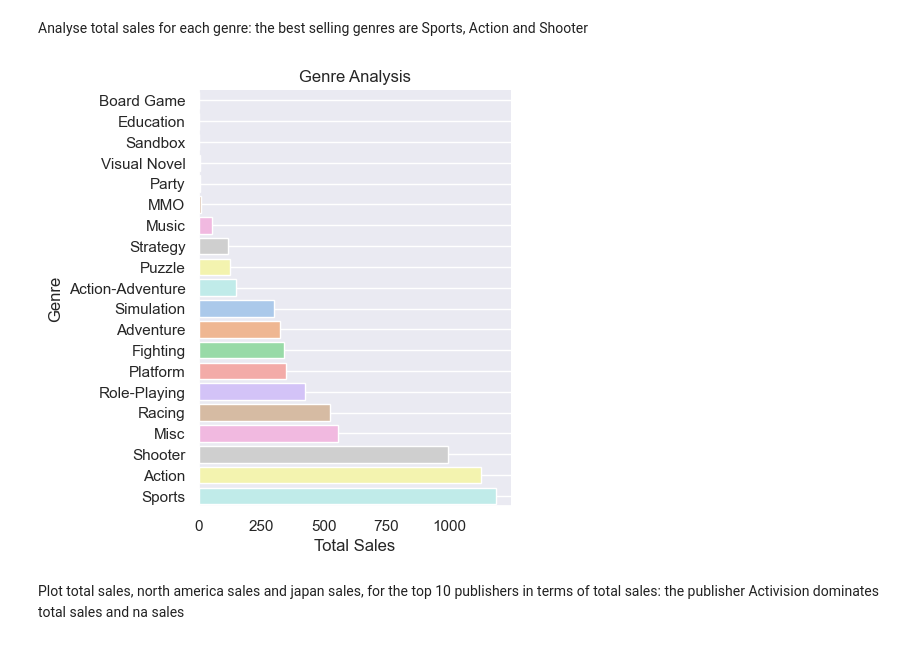
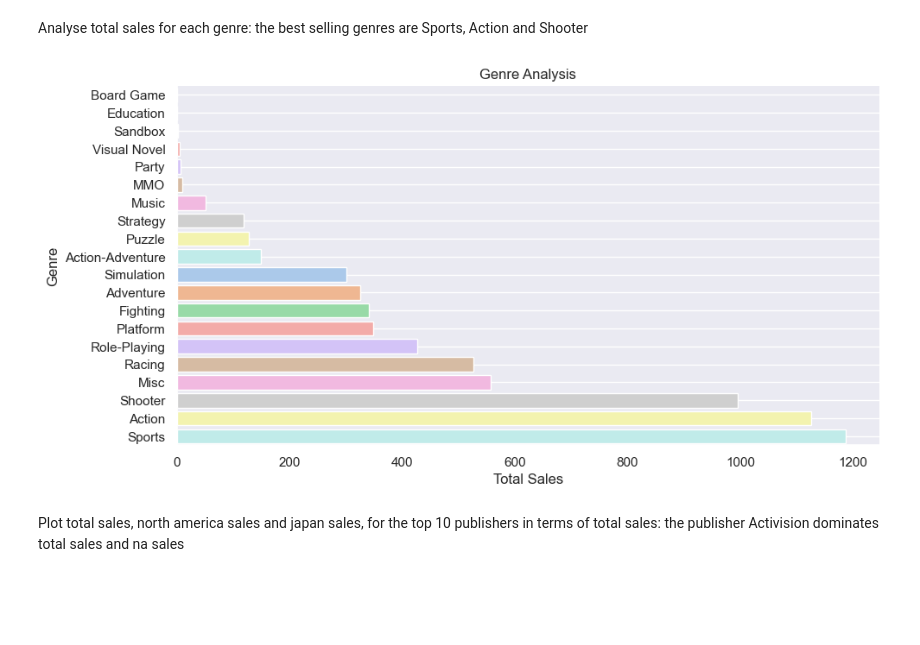
Before and after one commit to eulogi92/Portfolio, a Jupyter notebook: Python/2. DIGITAL SALES/Python_Project_Sales.ipynb, the cells around one changed output. Drawn from its saved outputs; the diff is of its cells as text; code cells hidden in the pictures; blank space fills up the shorter version.

```diff
--- a/Python/2. DIGITAL SALES/Python_Project_Sales.ipynb
+++ b/Python/2. DIGITAL SALES/Python_Project_Sales.ipynb
@@ -340,11 +339,11 @@ plt.show()
 Analyse total sales for each genre: the best selling genres are Sports, Action and Shooter
 # %%
 data=pd.DataFrame({'Genre':df.groupby("genre")["total_sales"].sum().sort_values().index, 'Total Sales':df.groupby("genre")["total_sales"].sum().sort_values().values})
-sns.catplot(data=data, x=data['Total Sales'], y=data['Genre'], kind="bar", palette="pastel", legend=False)
+sns.catplot(data=data, x=data['Total Sales'], y=data['Genre'], kind="bar", palette="pastel", legend=False,height = 5, aspect = 2)
 plt.title('Genre Analysis')
 plt.grid()
 # %% [output]
-[figure, old version]
+[figure, new version]
 # %% [markdown]
 Plot total sales, north america sales and japan sales, for the top 10 publishers in terms of total sales: the publisher Activision dominates total sales and na sales
 # %%
```
Also changed, not shown: parts of 2 cells of this notebook.
